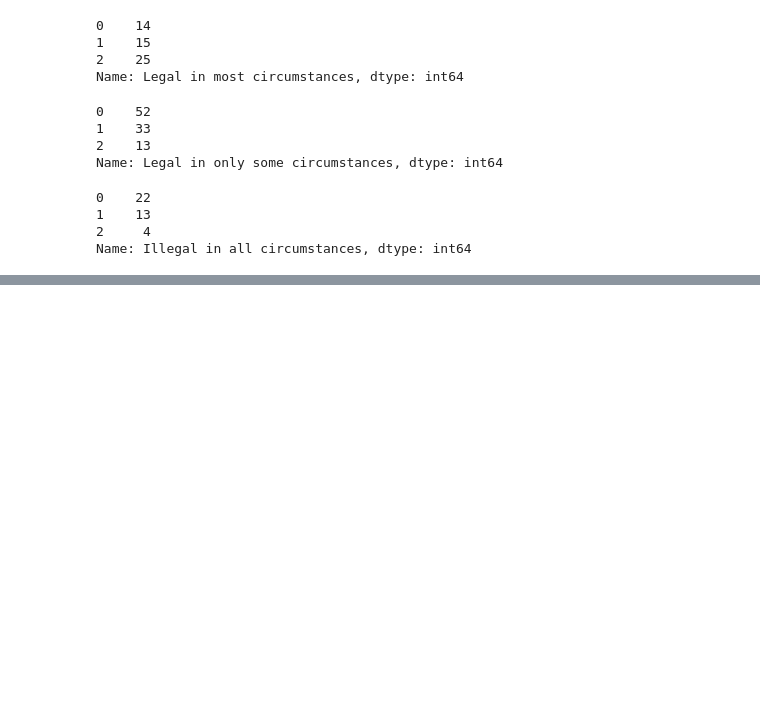
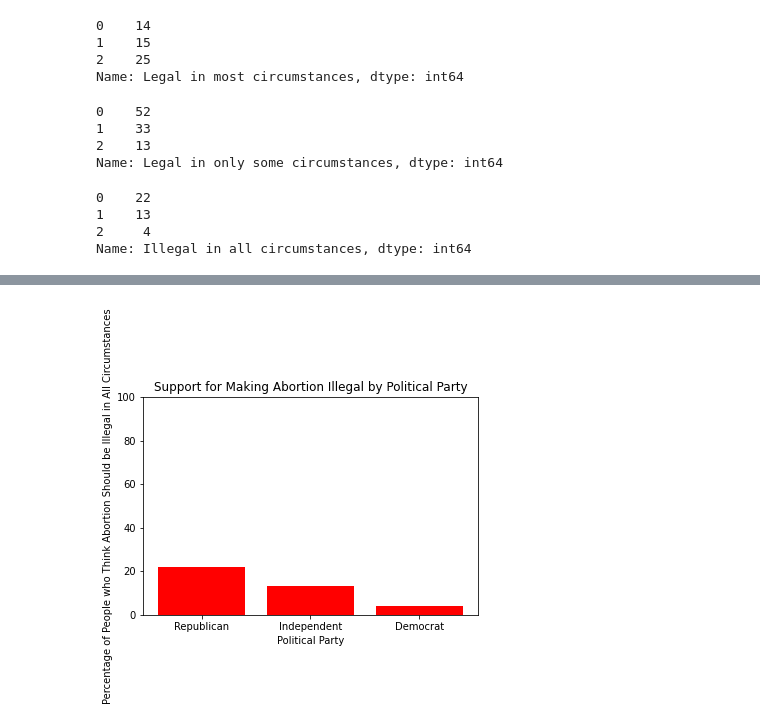
Before and after one commit to Mmarlo5/psychic-doodle, a Jupyter notebook: Problem_Set_1.ipynb, the cells around one changed output, grey strips where cells are left out. Cells and saved outputs as stored; diff of their text form; code cells hidden in the pictures; blank space fills up the shorter version.

```diff
--- a/Problem_Set_1.ipynb
+++ b/Problem_Set_1.ipynb
@@ -128,0 +147,9 @@ Name: Illegal in all circumstances, dtype: int64
+# %%
+plt.bar(parties, support, color='red')
+plt.xlabel('Political Party')
+plt.ylabel('Percentage of People who Think Abortion Should be Illegal in All Circumstances')
+plt.title('Support for Making Abortion Illegal by Political Party')
+plt.ylim(0, 100)
+plt.show()
+# %% [output]
+[figure, added]
```
Also changed, not shown: parts of 7 cells of this notebook.
